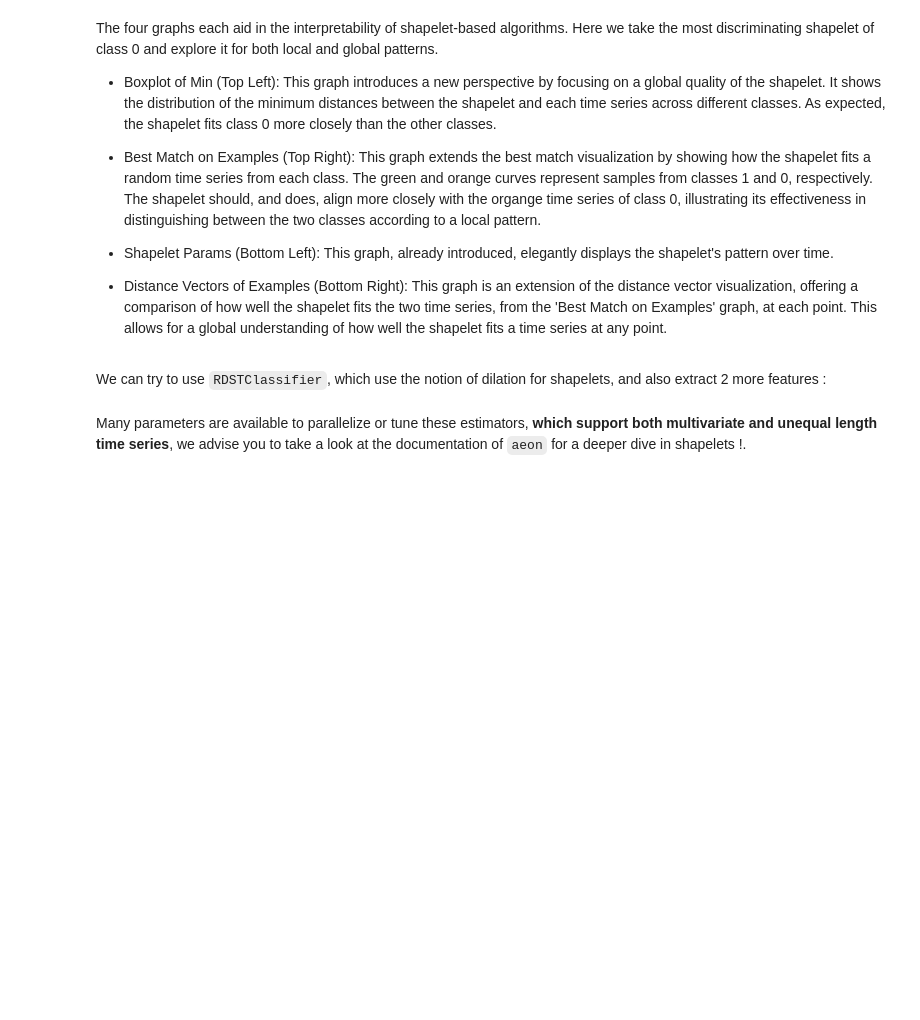
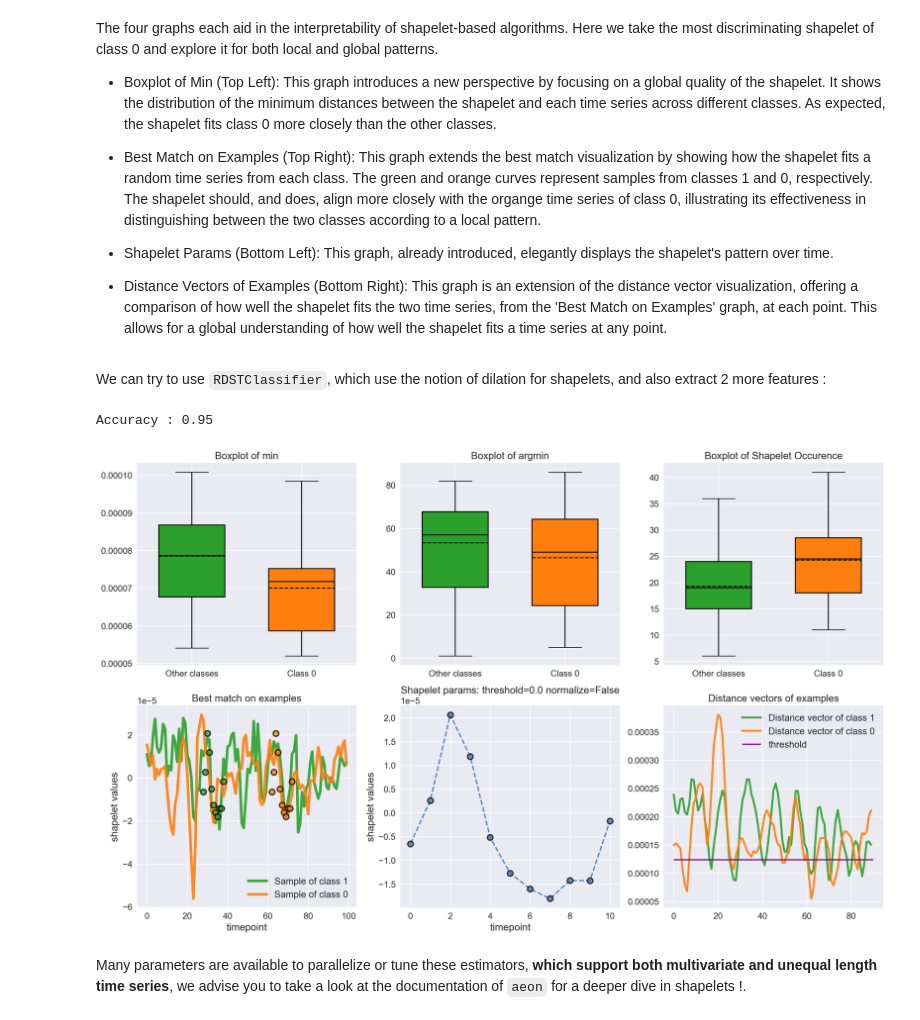
Before and after one commit to aeon-tutorials/KDD-2024, a Jupyter notebook: Notebooks/part8_shapelet_based.ipynb, the cells around one changed output. Drawn from its saved outputs; the diff is of its cells as text; code cells hidden in the pictures; blank space fills up the shorter version.

```diff
--- a/Notebooks/part8_shapelet_based.ipynb
+++ b/Notebooks/part8_shapelet_based.ipynb
@@ -139,17 +151,20 @@ We can try to use `RDSTClassifier`, which use the notion of dilation for shapele
 # %%
 rdst = RDSTClassifier().fit(
     X_train, y_train
 )
 print(f"Accuracy : {rdst.score(X_test, y_test)}")
 
 rdst_vis = ShapeletClassifierVisualizer(rdst)
 id_class = 0 # Best shapelet for class 0
-fig = rdst_vis.visualize_best_shapelets_one_class(
+fig = rdst_vis.visualize_shapelets_one_class(
     X_test,
     y_test,
     id_class,
     scatter_options={"s": 70,"alpha": 0.75,"zorder": 3,"edgecolor": "black","linewidths": 2},
 )
+# %% [output]
+Accuracy : 0.95
+[figure, added]
 # %% [markdown]
 Many parameters are available to parallelize or tune these estimators, **which support both multivariate and unequal length time series**, we advise you to take a look at the documentation of `aeon` for a deeper dive in shapelets !.
 # %% [markdown]
```
Also changed, not shown: parts of 8 cells of this notebook, 11 other files.
